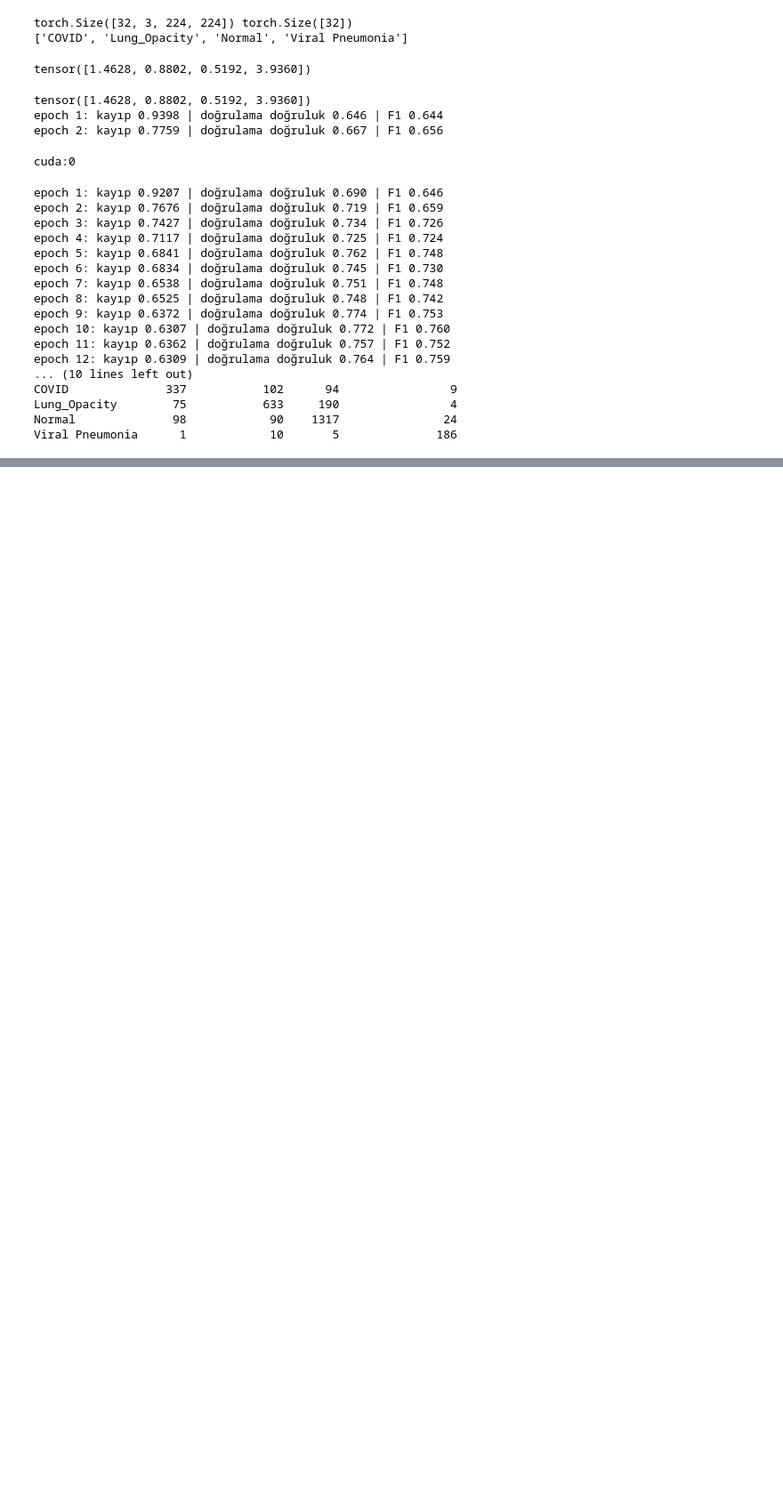
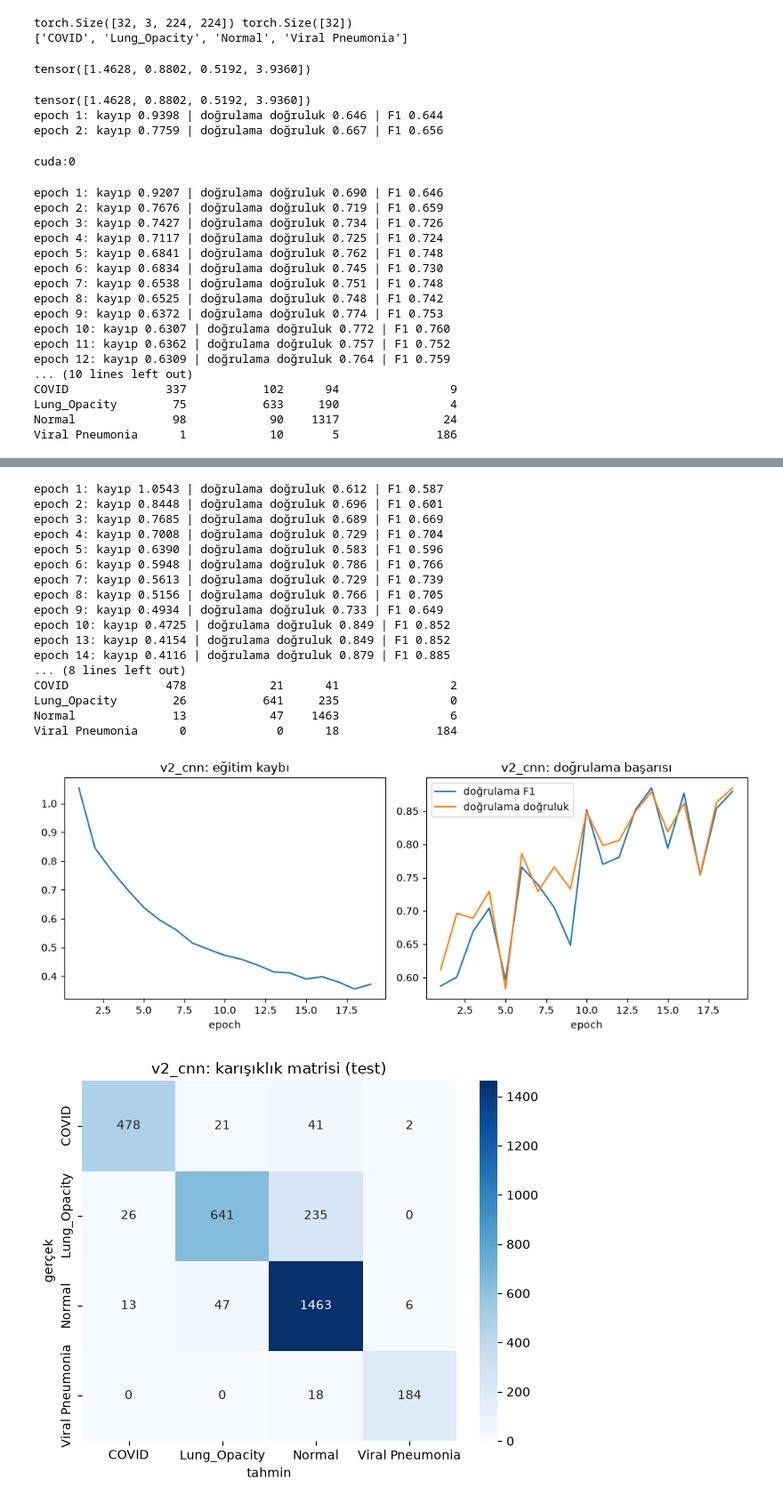
Before and after one commit to muhammeterendorak81/chest-xray-classification, a Jupyter notebook: notebooks/03_modelleme.ipynb, the cells around one changed output, grey strips where cells are left out. Shown at 89% size. Cells and saved outputs as stored; diff of their text form; code cells hidden in the pictures; blank space fills up the shorter version.

Commit message:
Veri Seti 2 için MLP ve CNN sonuçlarını kaydettim.

```diff
--- a/notebooks/03_modelleme.ipynb
+++ b/notebooks/03_modelleme.ipynb
@@ -86,0 +93,46 @@ Viral Pneumonia      1            10       5              186
+# %%
+import sys
+sys.path.append("../src")
+
+import numpy as np
+import torch
+from sklearn.utils.class_weight import compute_class_weight
+from veri import yukleyici
+from modeller import basit_cnn
+from egitim import egit
+from degerlendirme import olc, kaydet, grafik_ciz
+
+csv = "../splits/veri2.csv"
+tr = yukleyici(csv, "egitim", egit=True)
+dg = yukleyici(csv, "dogrulama")
+te = yukleyici(csv, "test")
+siniflar = tr.dataset.siniflar
+w = compute_class_weight("balanced", classes=np.array(siniflar), y=tr.dataset.df["sinif"])
+w = torch.tensor(w, dtype=torch.float32)
+
+model, gecmis = egit(basit_cnn(len(siniflar)), tr, dg, w)
+sonuc, kar = olc(model, te, siniflar)
+kaydet("v2_cnn", model, gecmis, sonuc, kar)
+print(sonuc)
+print(kar)
+grafik_ciz("v2_cnn")
+# %% [output]
+epoch 1: kayıp 1.0543 | doğrulama doğruluk 0.612 | F1 0.587
+epoch 2: kayıp 0.8448 | doğrulama doğruluk 0.696 | F1 0.601
+epoch 3: kayıp 0.7685 | doğrulama doğruluk 0.689 | F1 0.669
+epoch 4: kayıp 0.7008 | doğrulama doğruluk 0.729 | F1 0.704
+epoch 5: kayıp 0.6390 | doğrulama doğruluk 0.583 | F1 0.596
+epoch 6: kayıp 0.5948 | doğrulama doğruluk 0.786 | F1 0.766
+epoch 7: kayıp 0.5613 | doğrulama doğruluk 0.729 | F1 0.739
+epoch 8: kayıp 0.5156 | doğrulama doğruluk 0.766 | F1 0.705
+epoch 9: kayıp 0.4934 | doğrulama doğruluk 0.733 | F1 0.649
+epoch 10: kayıp 0.4725 | doğrulama doğruluk 0.849 | F1 0.852
+epoch 13: kayıp 0.4154 | doğrulama doğruluk 0.849 | F1 0.852
+epoch 14: kayıp 0.4116 | doğrulama doğruluk 0.879 | F1 0.885
+... (8 lines left out)
+COVID              478            21      41                2
+Lung_Opacity        26           641     235                0
+Normal              13            47    1463                6
+Viral Pneumonia      0             0      18              184
+[figure, added]
+[figure, added]
```
Also changed, not shown: parts of 1 cell of this notebook, 8 other files.
